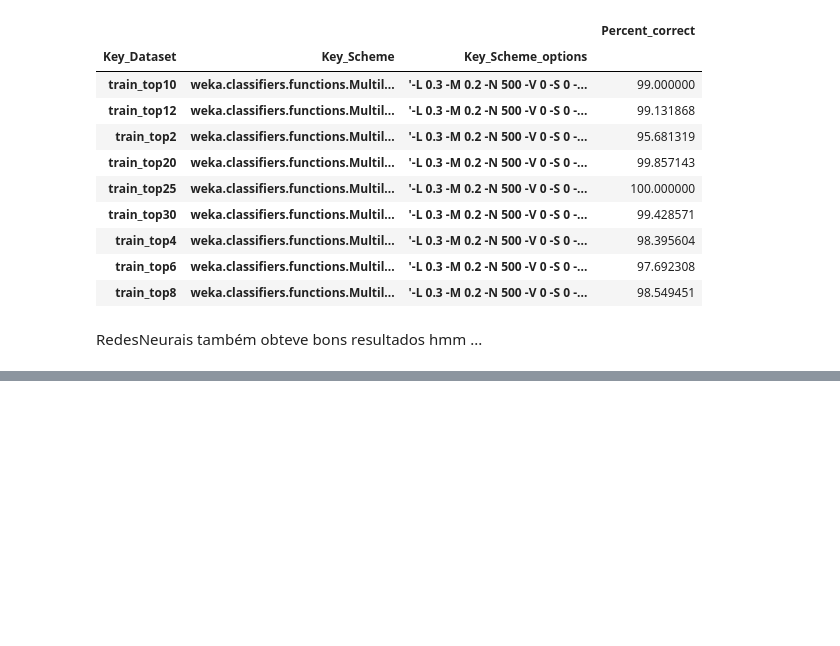
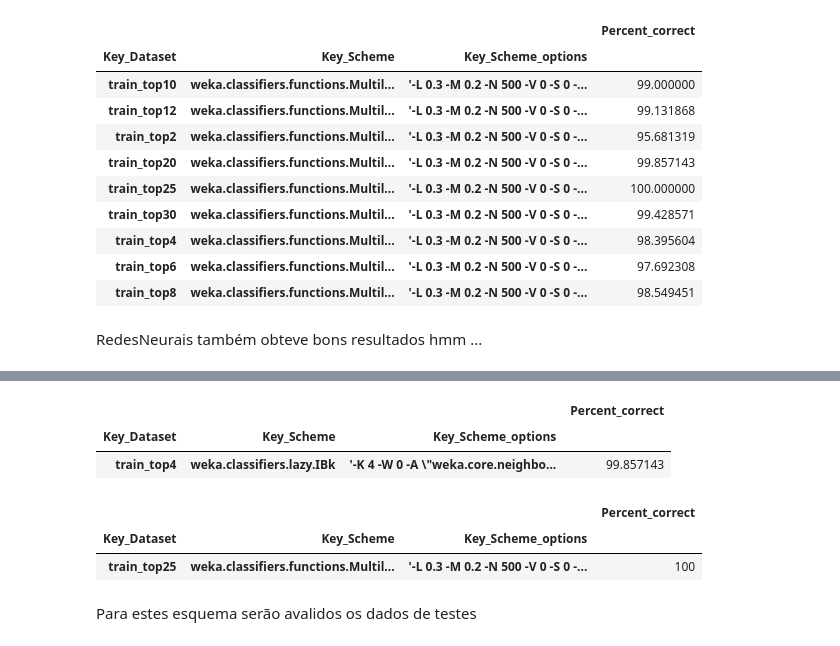
Before and after one commit to ojon/MD_Proj, a Jupyter notebook: TrainResults.ipynb, the cells around one changed output, grey strips where cells are left out. Saved outputs shown, nothing was run; the diff lists cells and outputs as text; code cells hidden in the pictures; blank space fills up the shorter version.

```diff
--- a/TrainResults.ipynb
+++ b/TrainResults.ipynb
@@ -115,0 +155,14 @@ RedesNeurais também obteve bons resultados hmm ...
+# %%
+results.sort('Percent_correct', ascending=False)[:1]
+# %% [output]
+|  |  |  | Percent_correct |
+| Key_Dataset | Key_Scheme | Key_Scheme_options |  |
+| train_top4 | weka.classifiers.lazy.IBk | '-K 4 -W 0 -A \"weka.core.neighbo... | 99.857143 |
+# %%
+results4.sort('Percent_correct', ascending=False)[:1]
+# %% [output]
+|  |  |  | Percent_correct |
+| Key_Dataset | Key_Scheme | Key_Scheme_options |  |
+| train_top25 | weka.classifiers.functions.Multil... | '-L 0.3 -M 0.2 -N 500 -V 0 -S 0 -... | 100 |
+# %% [markdown]
+Para estes esquema serão avalidos os dados de testes
```
Also changed, not shown: parts of 8 cells of this notebook.
